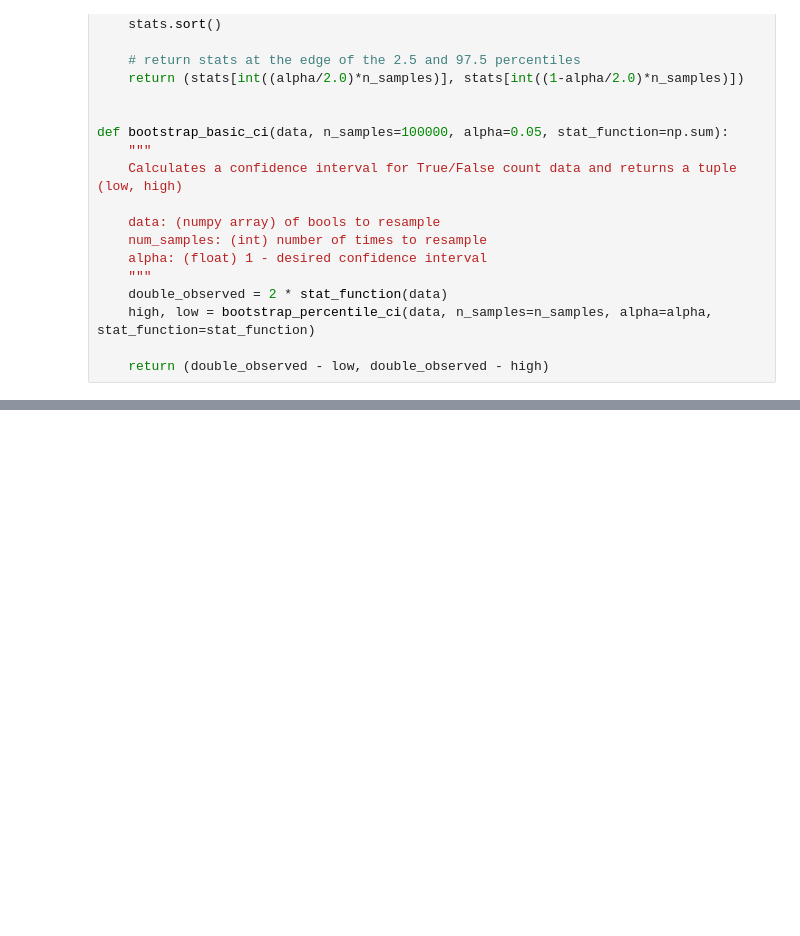
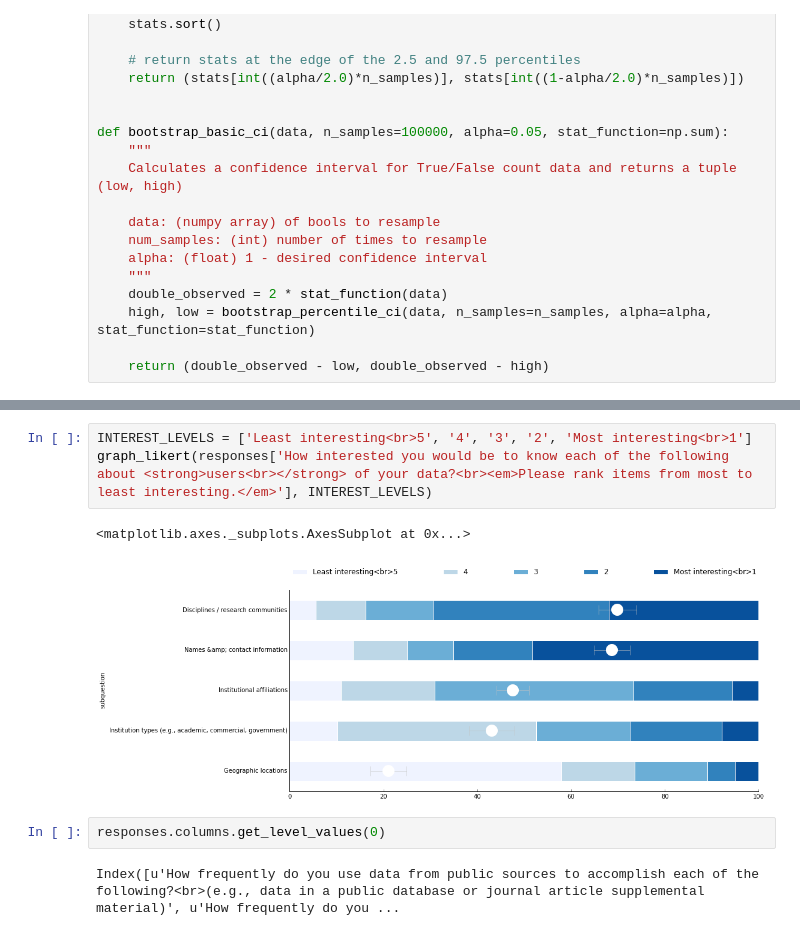
Before and after one commit to JEK-III/MDCSurvey, a Jupyter notebook: Making Data Count.ipynb, the cells around one changed output, grey strips where cells are left out. Saved outputs shown, nothing was run; the diff lists cells and outputs as text; blank space fills up the shorter version.

```diff
--- a/Making Data Count.ipynb
+++ b/Making Data Count.ipynb
@@ -226,0 +265,10 @@ researchers.loc[:,'How frequently do you use data from public sources to accompl
+# %%
+INTEREST_LEVELS = ['Least interesting<br>5', '4', '3', '2', 'Most interesting<br>1']
+graph_likert(responses['How interested you would be to know each of the following about <strong>users<br></strong> of your data?<br><em>Please rank items from most to least interesting.</em>'], INTEREST_LEVELS)
+# %% [output]
+<matplotlib.axes._subplots.AxesSubplot at 0x...>
+[figure, added]
+# %%
+responses.columns.get_level_values(0)
+# %% [output]
+Index([u'How frequently do you use data from public sources to accomplish each of the following?<br>(e.g., data in a public database or journal article supplemental material)', u'How frequently do you ...
```
Also changed, not shown: parts of 16 cells of this notebook.
